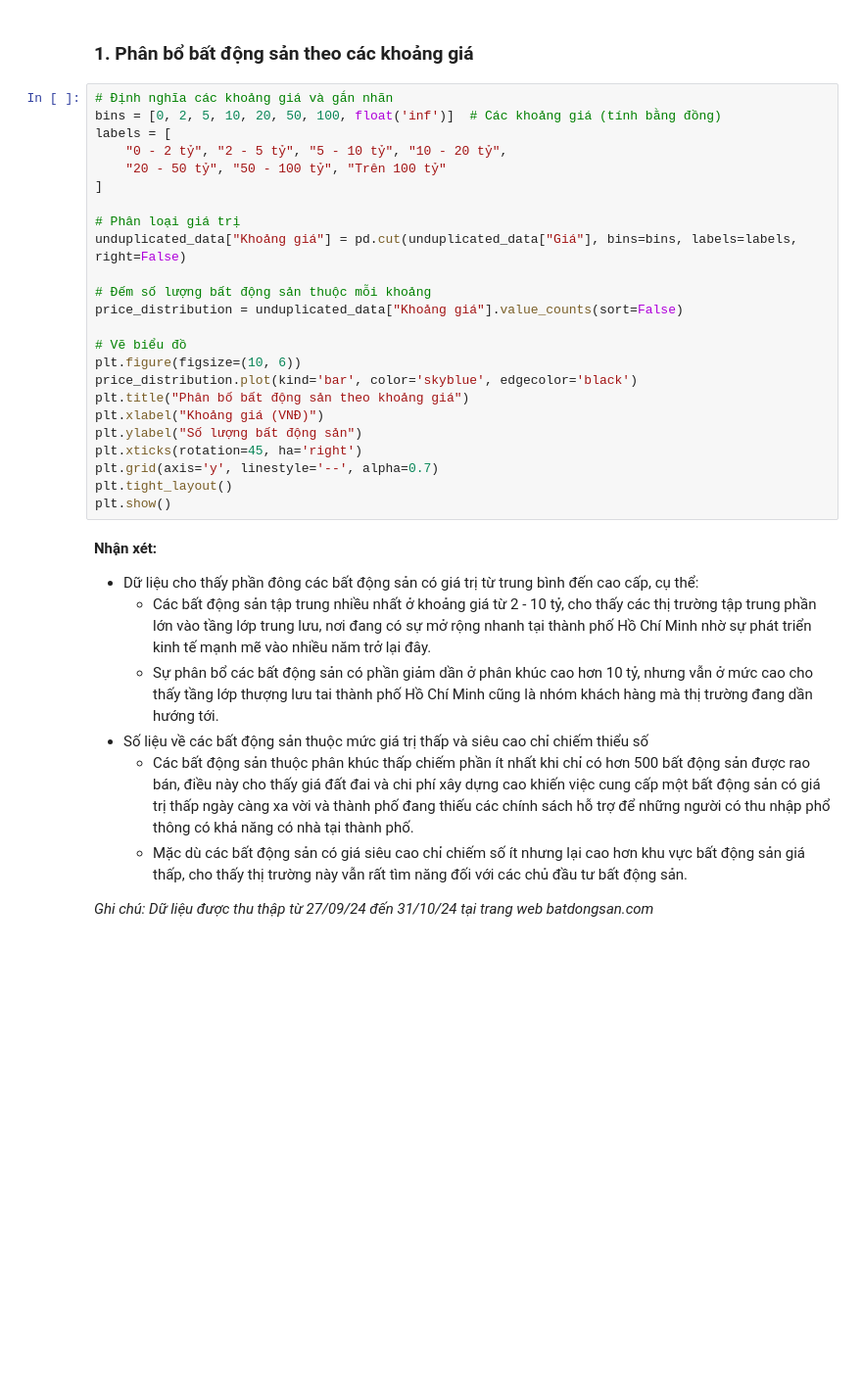
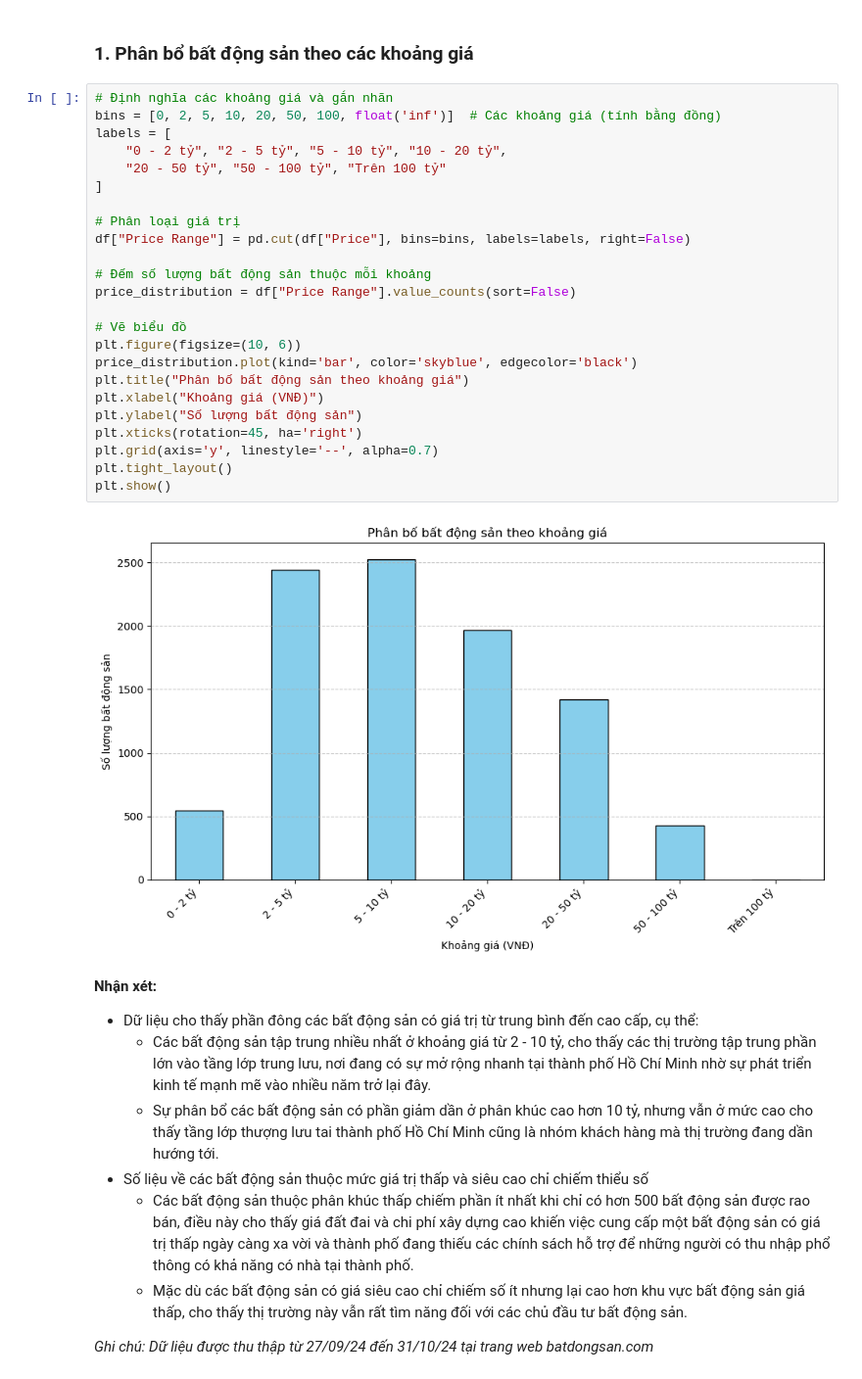
Before and after one commit to MinHien-git/NMKHDL_18127047_21127273_22127202_04, a Jupyter notebook: eda.ipynb, the cells around one changed output. Shown at 98% size. Cells and saved outputs as stored; diff of their text form; blank space fills up the shorter version.

```diff
--- a/eda.ipynb
+++ b/eda.ipynb
@@ -245,27 +136,29 @@ plt.show()
 # %%
 # Định nghĩa các khoảng giá và gắn nhãn
 bins = [0, 2, 5, 10, 20, 50, 100, float('inf')]  # Các khoảng giá (tính bằng đồng)
 labels = [
     "0 - 2 tỷ", "2 - 5 tỷ", "5 - 10 tỷ", "10 - 20 tỷ",
     "20 - 50 tỷ", "50 - 100 tỷ", "Trên 100 tỷ"
 ]
 
 # Phân loại giá trị
-unduplicated_data["Khoảng giá"] = pd.cut(unduplicated_data["Giá"], bins=bins, labels=labels, right=False)
+df["Price Range"] = pd.cut(df["Price"], bins=bins, labels=labels, right=False)
 
 # Đếm số lượng bất động sản thuộc mỗi khoảng
-price_distribution = unduplicated_data["Khoảng giá"].value_counts(sort=False)
+price_distribution = df["Price Range"].value_counts(sort=False)
 
 # Vẽ biểu đồ
 plt.figure(figsize=(10, 6))
 price_distribution.plot(kind='bar', color='skyblue', edgecolor='black')
 plt.title("Phân bố bất động sản theo khoảng giá")
 plt.xlabel("Khoảng giá (VNĐ)")
 plt.ylabel("Số lượng bất động sản")
 plt.xticks(rotation=45, ha='right')
 plt.grid(axis='y', linestyle='--', alpha=0.7)
 plt.tight_layout()
 plt.show()
+# %% [output]
+[figure, added]
 # %% [markdown]
 **Nhận xét:**
 - Dữ liệu cho thấy phần đông các bất động sản có giá trị từ trung bình đến cao cấp, cụ thể:
```
Also changed, not shown: parts of 29 cells of this notebook.
